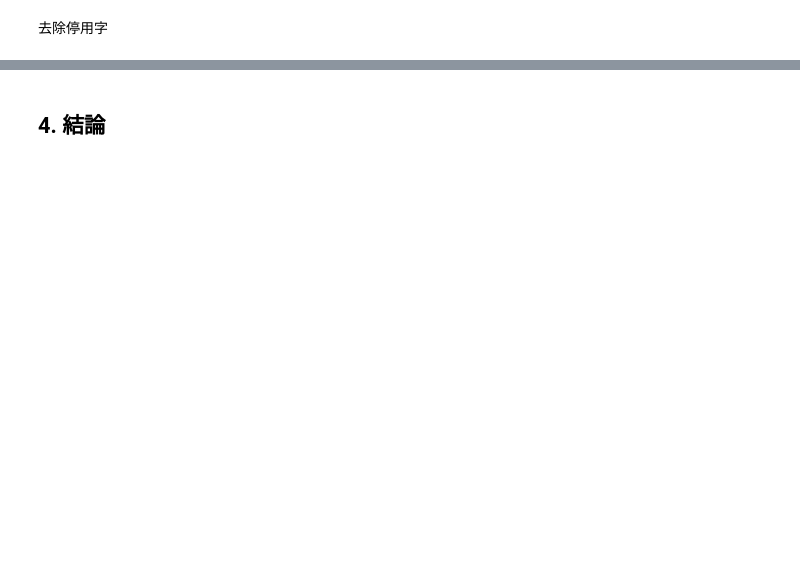
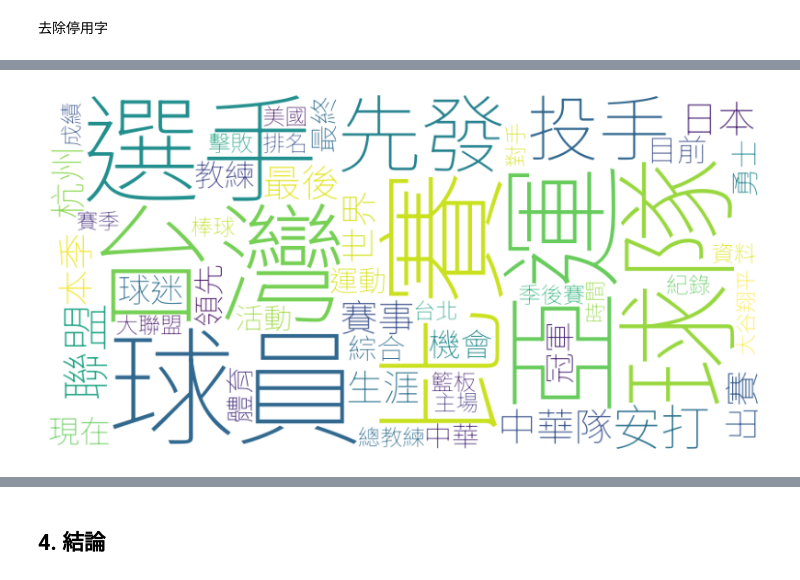
Before and after one commit to weiyu9805/SMA_project, a Jupyter notebook: project1.ipynb, the cells around one changed output, grey strips where cells are left out. Saved outputs shown, nothing was run; the diff lists cells and outputs as text; code cells hidden in the pictures; blank space fills up the shorter version.

```diff
--- a/project1.ipynb
+++ b/project1.ipynb
@@ -339,5 +347,15 @@ noStop_df.head(10)
 # %%
 freq_df_nostop = pd.DataFrame(pd.value_counts(noStop_df['word'])).sort_values(by = ['count'], ascending = False).reset_index()
+freq_dict_nostop = freq_df_nostop.set_index('word').to_dict()
+freq_dict_nostop = freq_dict_nostop['count']
 
-freq_df_nostop.head(10).plot.barh(x = 'word', y = 'count').invert_yaxis()
+# 繪製文字雲
+wordcloud_nostop = WordCloud(background_color = 'white', width = 800, height = 400, font_path = font_path, max_words = 50)
+wordcloud_nostop.generate_from_frequencies(freq_dict_nostop)
+
+plt.figure(figsize = (10,7))
+plt.imshow(wordcloud_nostop)
+plt.axis('off')
 plt.show()
+# %% [output]
+[figure, added]
```
Also changed, not shown: parts of 15 cells of this notebook, 7 other files.
